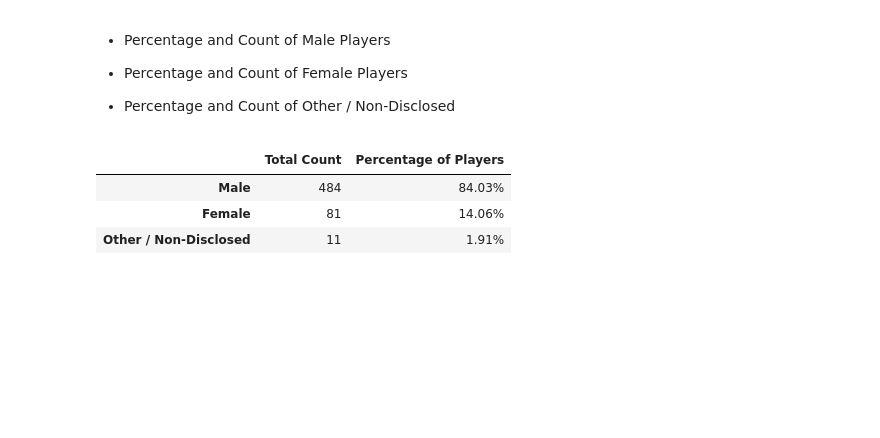
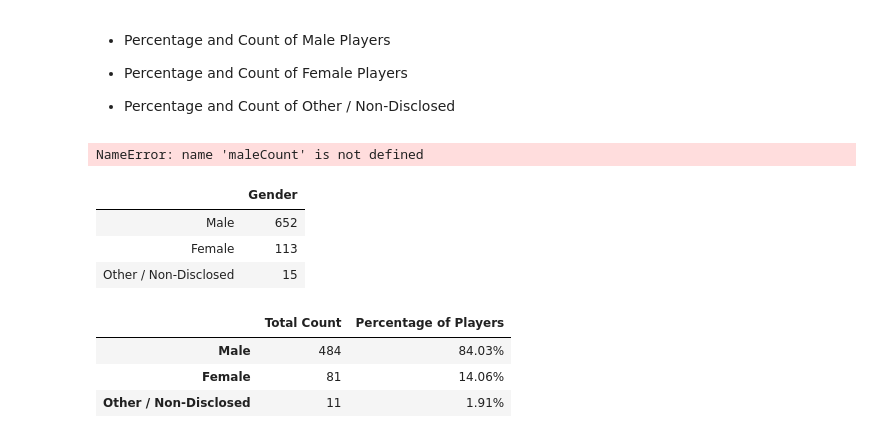
Before and after one commit to sruelle/pandas-challenge, a Jupyter notebook: HeroesofPymoli/HeroesOfPymoli_starter.ipynb, the cells around one changed output. Cells and saved outputs as stored; diff of their text form; code cells hidden in the pictures; blank space fills up the shorter version.

```diff
--- a/HeroesofPymoli/HeroesOfPymoli_starter.ipynb
+++ b/HeroesofPymoli/HeroesOfPymoli_starter.ipynb
@@ -78,6 +71,32 @@ KeyError: 'Number of Unique Items'
 
 
 * Percentage and Count of Other / Non-Disclosed
+# %%
+#create gender demographics table
+genderDemographicsTable = pd.DataFrame([{"Gender": "Male",
+                                         "Total Count": maleCount,
+                                         "Percentage of Players": malePercent},
+                                        {"Gender": "Female",
+                                         "Total Count": femaleCount,
+                                         "Percentage of Players": femalePercent},
+                                        {"Gender": "Other / Non-Disclosed",
+                                         "Total Count": otherCount,
+                                         "Percentage of Players": otherPercent
+                                        }])
+
+genderDemographicsTable = genderDemographicsTable[["Gender",
+                                                   "Total Count",
+                                                   "Percentage of Players"
+                                                  ]]
+# %% [output]
+NameError: name 'maleCount' is not defined
+# %%
+pd.DataFrame(purchase_data["Gender"].value_counts())
+# %% [output]
+|  | Gender |
+| Male | 652 |
+| Female | 113 |
+| Other / Non-Disclosed | 15 |
 # %%
 # %% [output]
 |  | Total Count | Percentage of Players |
```
Also changed, not shown: parts of 4 cells of this notebook.
